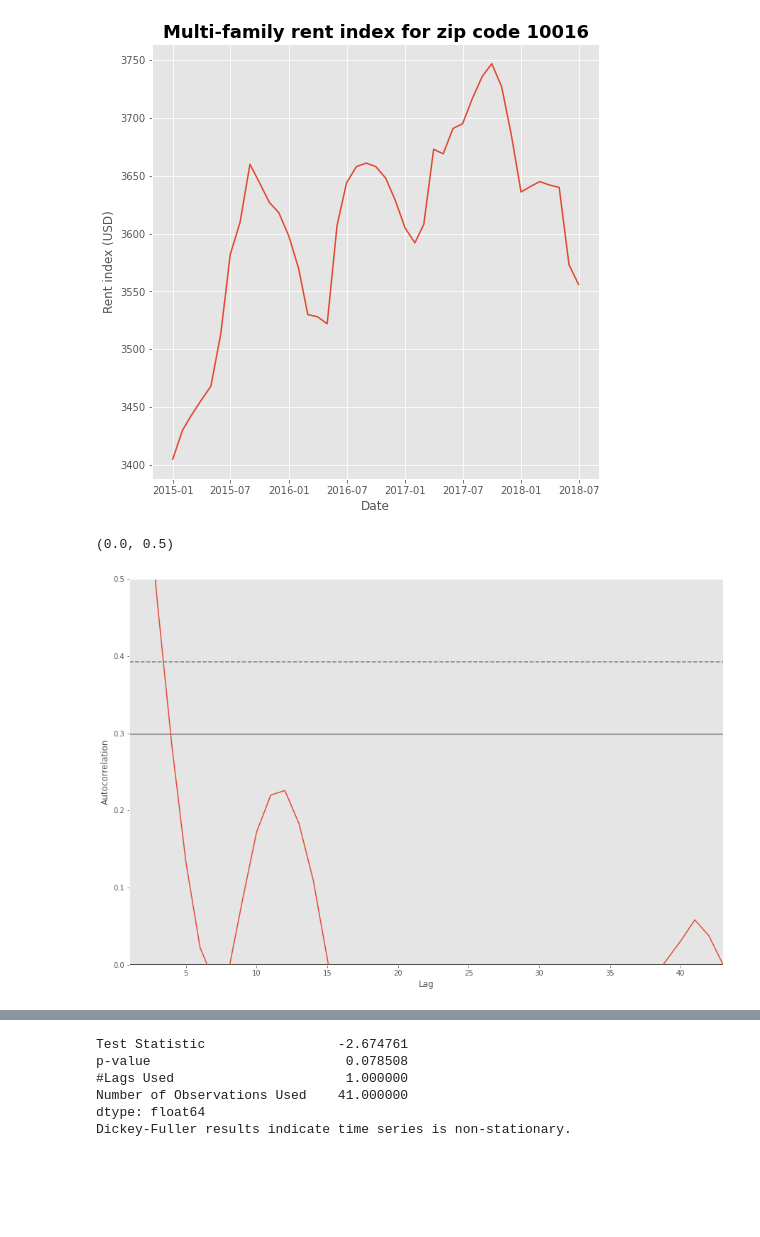
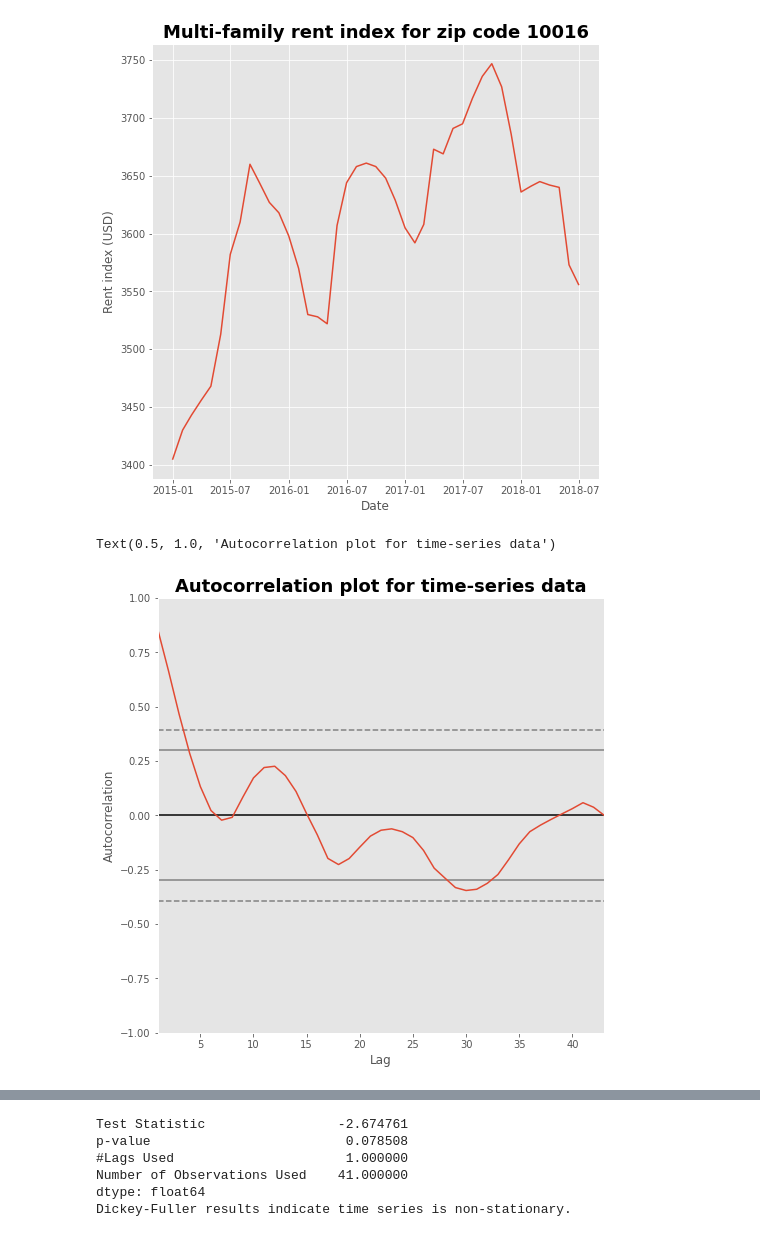
Before and after one commit to EugeniaDickson/zillow_rent_index, a Jupyter notebook: DouglasPizac/rent_model.ipynb, the cells around one changed output, grey strips where cells are left out. Cells and saved outputs as stored; diff of their text form; code cells hidden in the pictures; blank space fills up the shorter version.

```diff
--- a/DouglasPizac/rent_model.ipynb
+++ b/DouglasPizac/rent_model.ipynb
@@ -469,12 +460,13 @@ Text(0.5, 1.0, 'Multi-family rent index for zip code 10016')
 [figure]
 # %%
 from pandas.plotting import autocorrelation_plot
-plt.figure(figsize = (15,10))
+plt.figure(figsize = (8,8))
 autocorrelation_plot(ny_train_rent)
-plt.ylim([0,0.5])
+plt.title('Autocorrelation plot for time-series data',
+         fontsize = 18, fontweight = 'bold')
 # %% [output]
-(0.0, 0.5)
+Text(0.5, 1.0, 'Autocorrelation plot for time-series data')
-[figure, old version]
+[figure, new version]
 # %%
 from statsmodels.tsa.arima.model import ARIMA
 # %%
```
Also changed, not shown: parts of 21 cells of this notebook.
